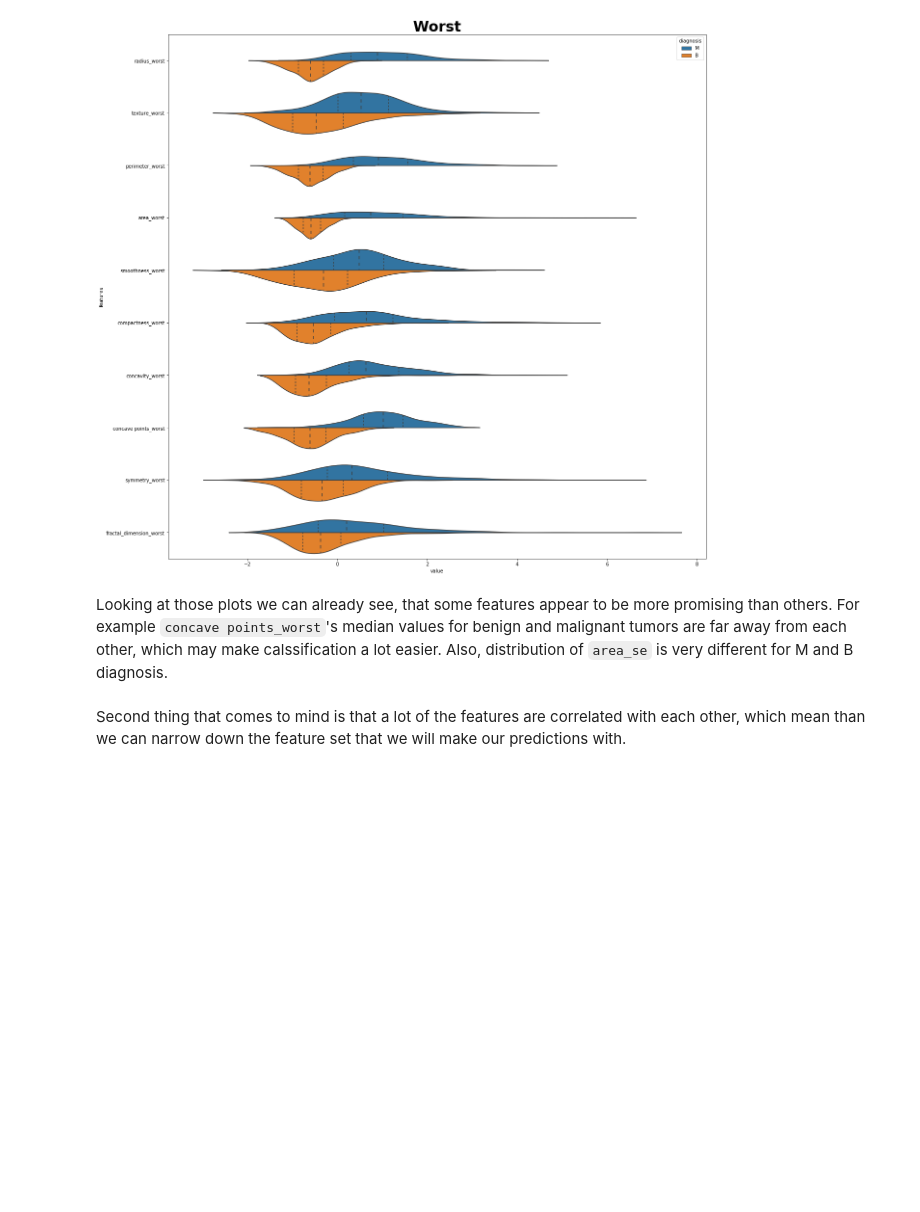
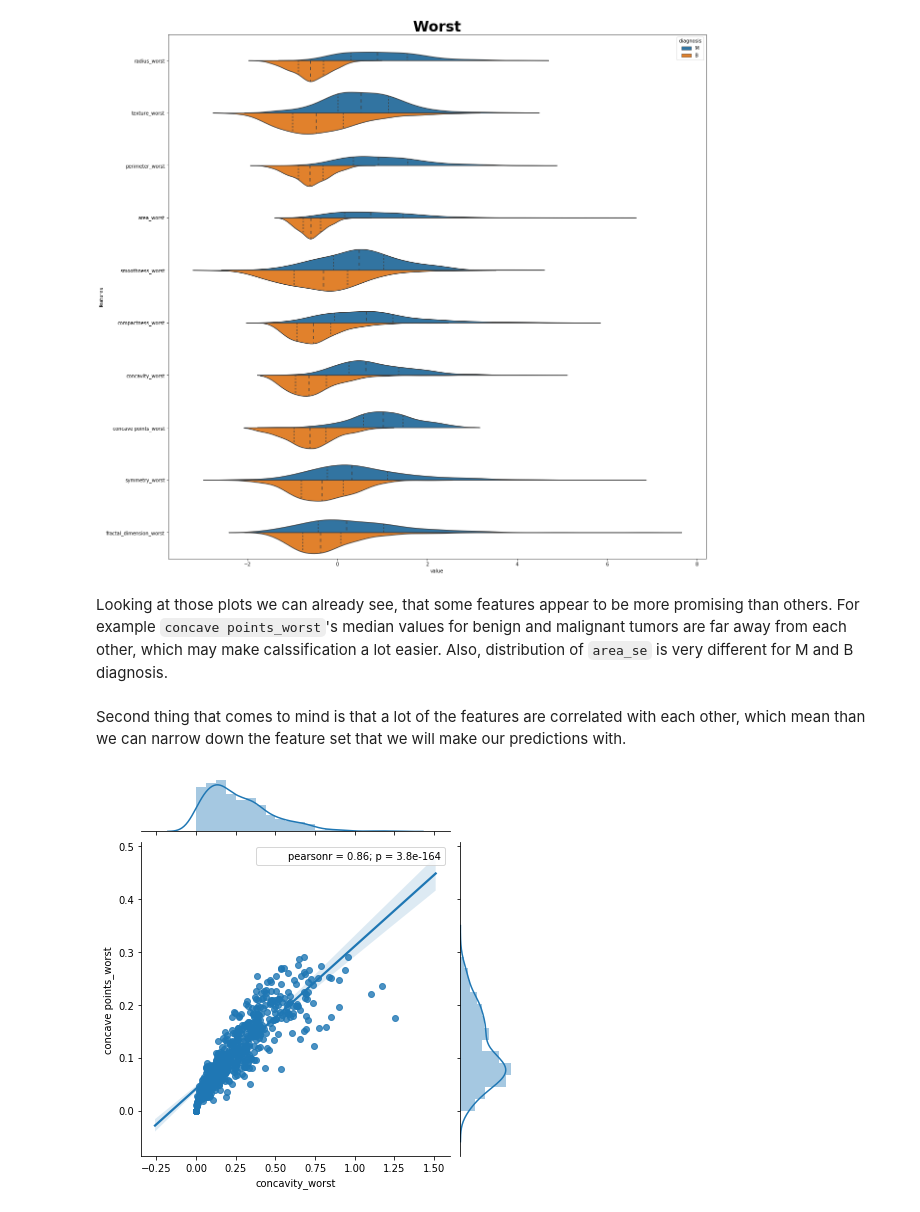
Before and after one commit to marcinsola/breast-cancer-analysis, a Jupyter notebook: breast-cancer-analysis.ipynb, the cells around one changed output. Cells and saved outputs as stored; diff of their text form; code cells hidden in the pictures; blank space fills up the shorter version.

Commit message:
Joint plots for strongest correlations

```diff
--- a/breast-cancer-analysis.ipynb
+++ b/breast-cancer-analysis.ipynb
@@ -152,3 +154,8 @@ for i in range(0, 21, 10):
 Looking at those plots we can already see, that some features appear to be more promising than others. For example `concave points_worst`'s median values for benign and malignant tumors are far away from each other, which may make calssification a lot easier. Also, distribution of `area_se` is very different for M and B diagnosis.
 # %% [markdown]
 Second thing that comes to mind is that a lot of the features are correlated with each other, which mean than we can narrow down the feature set that we will make our predictions with.
+# %%
+plot = sns.jointplot(X.loc[:, 'concavity_worst'], X.loc[:, 'concave points_worst'], kind='reg');
+plot.annotate(pearsonr);
+# %% [output]
+[figure, added]
```
Also changed, not shown: parts of 9 cells of this notebook.
